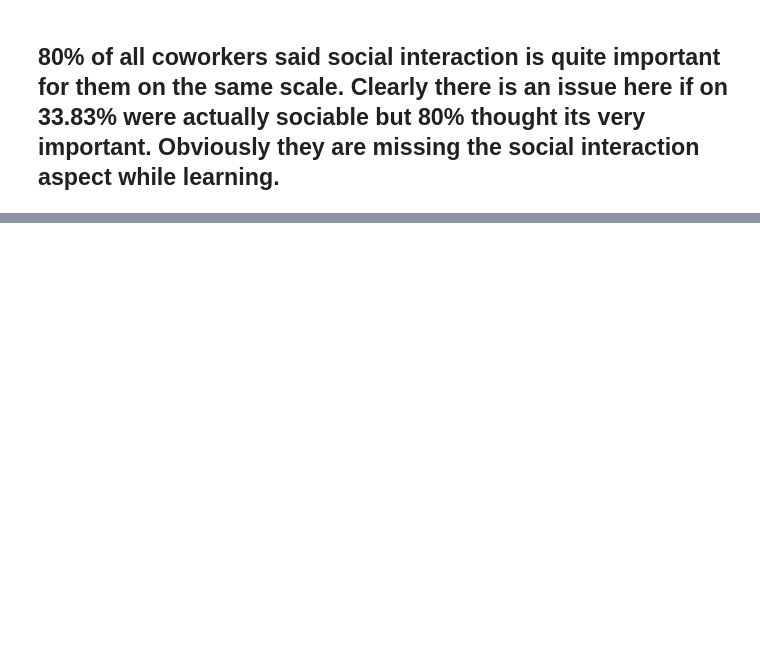
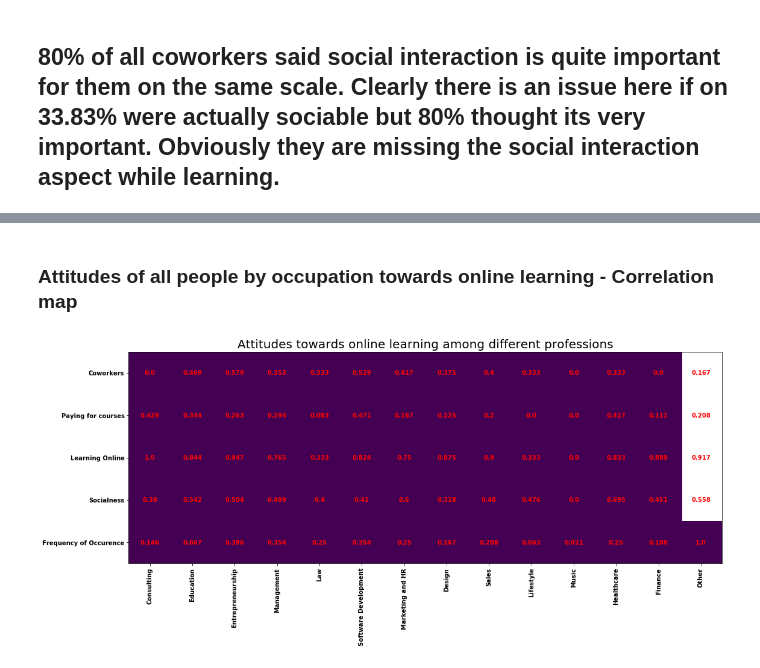
Before and after one commit to noslav/online_learning, a Jupyter notebook: Online Learning Analysis.ipynb, the cells around one changed output, grey strips where cells are left out. Drawn from its saved outputs; the diff is of its cells as text; code cells hidden in the pictures; blank space fills up the shorter version.

```diff
--- a/Online Learning Analysis.ipynb
+++ b/Online Learning Analysis.ipynb
@@ -271,0 +456,2 @@ float(len(np.intersect1d(socialImp, coworkers))) / 70 * 100
+# %% [markdown]
+### Attitudes of all people by occupation towards online learning - Correlation map
@@ -271,0 +576,43 @@ float(len(np.intersect1d(socialImp, coworkers))) / 70 * 100
+# %%
+fig = plt.figure(figsize=(60, 55))
+ax = fig.add_subplot(131)
+
+xsize = 14
+ysize= 5
+
+Z=np.array([signi,social,online,pay,cowork])
+
+im = ax.imshow(Z,origin='lower',extent=[0, xsize, 0, ysize],vmax=abs(Z).max(),vmin=0)
+
+x = np.arange(0,xsize)+0.5
+y = np.arange(0,ysize)+0.5
+
+xlabels = ['Consulting','Education','Entrepreneurship','Management','Law','Software Development','Marketing and HR','Design','Sales','Lifestyle','Music','Healthcare','Finance','Other']
+ylabels=['Frequency of Occurence','Socialness','Learning Online','Paying for courses','Coworkers' ]
+plt.title('Attitudes towards online learning among different professions',fontsize=20)
+plt.xticks(x, xlabels,rotation='vertical',fontsize=10)
+plt.yticks(y, ylabels,rotation='horizontal',fontsize= 10)
+
+data = np.arange(xsize * ysize).reshape((xsize, ysize))
+
+x_start = 0
+x_end = xsize
+y_start = 0
+y_end = ysize
+
+extent = [x_start, x_end, y_start, y_end]
+
+jump_x = (x_end - x_start) / (2.0 * xsize)
+jump_y = (y_end - y_start) / (2.0 * ysize)
+x_positions = np.linspace(start=x_start, stop=x_end, num=xsize, endpoint=False)
+y_positions = np.linspace(start=y_start, stop=y_end, num=ysize, endpoint=False)
+
+for y_index, y in enumerate(y_positions):
+    for x_index, x in enumerate(x_positions):
+        label = round(Z[y_index, x_index],3)
+        text_x = x + jump_x
+        text_y = y + jump_y
+        ax.text(text_x, text_y, label, color='red', ha='center', va='center',fontsize=10)
+plt.show()
+# %% [output]
+[figure, added]
```
Also changed, not shown: parts of 33 cells of this notebook, 7 other files.
